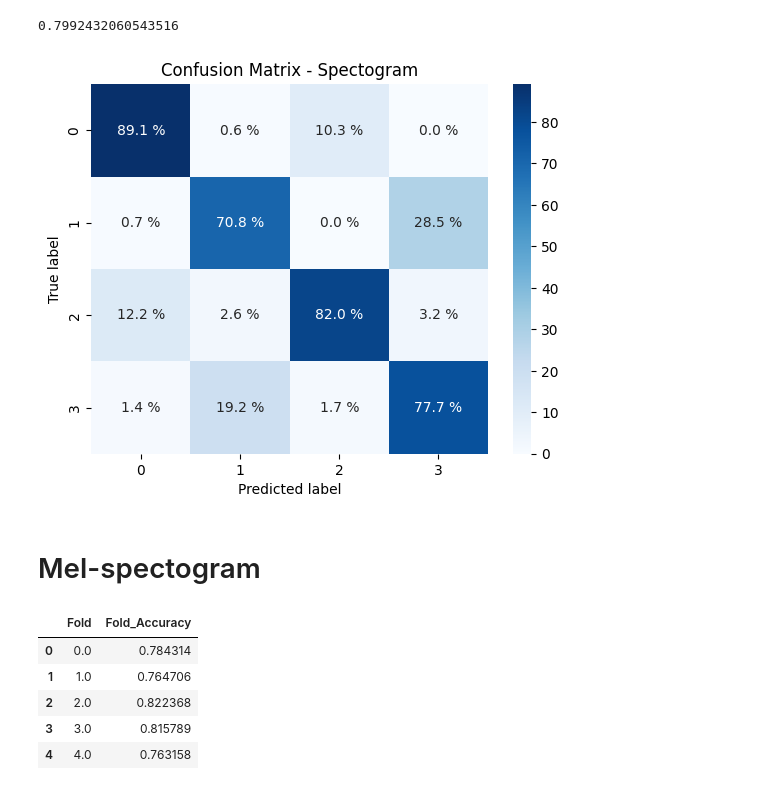
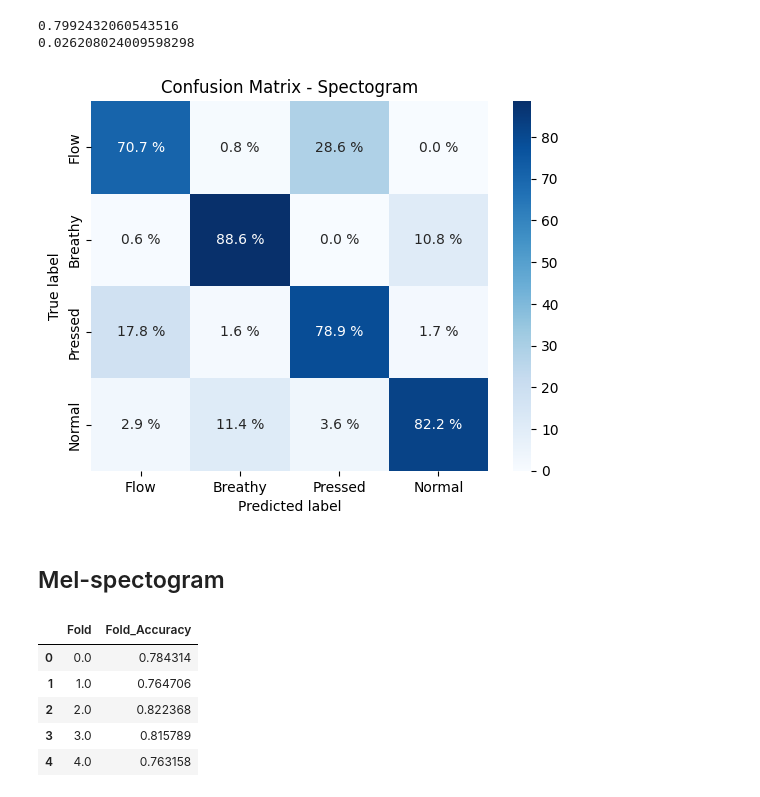
Before and after one commit to ajuanijustus/voice2mode, a Jupyter notebook: Runtime Notebook (baseline).ipynb, the cells around one changed output. Drawn from its saved outputs; the diff is of its cells as text; code cells hidden in the pictures.

Commit message:
Add baseline and code for saving results to .svg

```diff
--- a/Runtime Notebook (baseline).ipynb
+++ b/Runtime Notebook (baseline).ipynb
@@ -64,5 +68,6 @@ for fold_num, (train_index, test_index) in enumerate(skf.split(X, y)):
 
     # Generate confusion matrix
     y_pred = svm_classifier.predict(X_test)
-    cm = confusion_matrix(y_test, y_pred)
+    class_labels = ["Flow", "Breathy", "Pressed", "Normal"]
+    cm = confusion_matrix(y_test, y_pred, labels=class_labels)
     confusion_matrices_spec.append((fold_num, cm))
@@ -78,31 +74,37 @@ results_spec_df
 # %%
-results_spec_df['Fold_Accuracy'].mean()
+print(results_spec_df['Fold_Accuracy'].mean())
+print(results_spec_df['Fold_Accuracy'].std())
 # %% [output]
 0.7992432060543516
+0.026208024009598298
 # %%
 combined_cm = None
 for fold, cm in confusion_matrices_spec:
     if combined_cm is None:
         combined_cm = cm
     else:
         combined_cm += cm
 
 if combined_cm is not None:
     # Calculate percentages
     cm_sum = np.sum(combined_cm, axis=1, keepdims=True)
     combined_cm_percentage = np.round(100 * combined_cm / cm_sum, 2)
 
     plt.figure()
-    plot = sns.heatmap(combined_cm_percentage, annot=True, fmt='.1f', cmap='Blues')
+    plot = sns.heatmap(combined_cm_percentage, annot=True, fmt='.1f', cmap='Blues', xticklabels=class_labels, yticklabels=class_labels)
     for t in plot.texts: t.set_text(t.get_text() + " %")
     plt.title(f'Confusion Matrix - Spectogram')
     plt.xlabel('Predicted label')
     plt.ylabel('True label')
+
+    # Save the plot as SVG
+    plt.savefig('confusion_matrix_spectogram.svg', format='svg')
+
     plt.show()
 # %% [output]
-[figure, old version]
+[figure, new version]
 # %% [markdown]
-# Mel-spectogram
+## Mel-spectogram
 # %%
 wav_files = get_wav_files("data")
 
```
Also changed, not shown: parts of 23 cells of this notebook, 4 other files.
